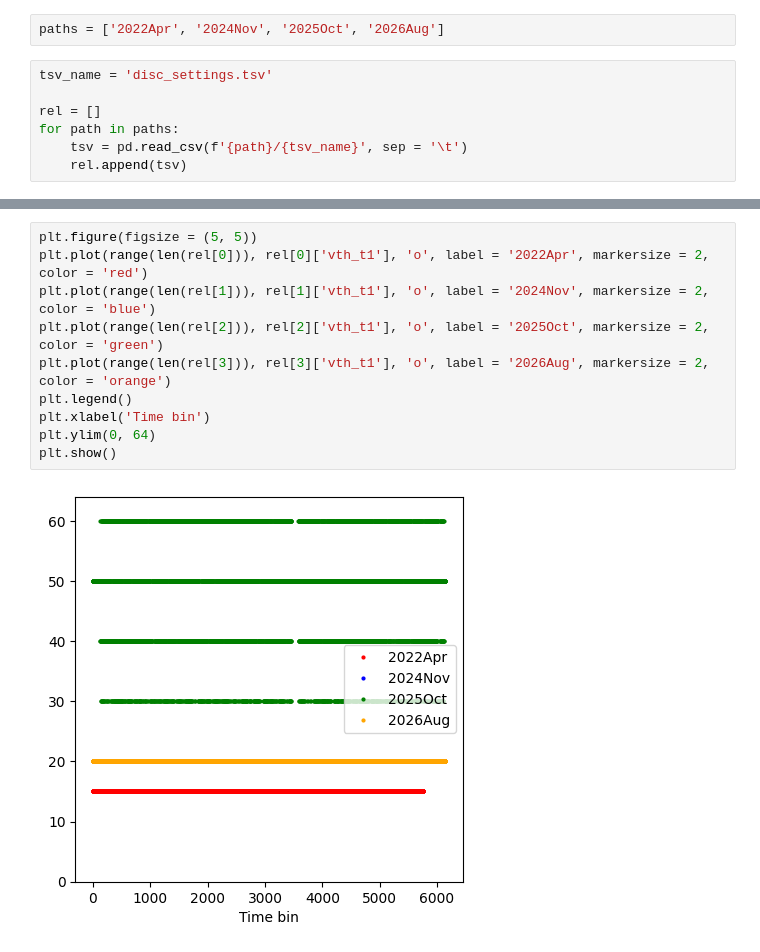
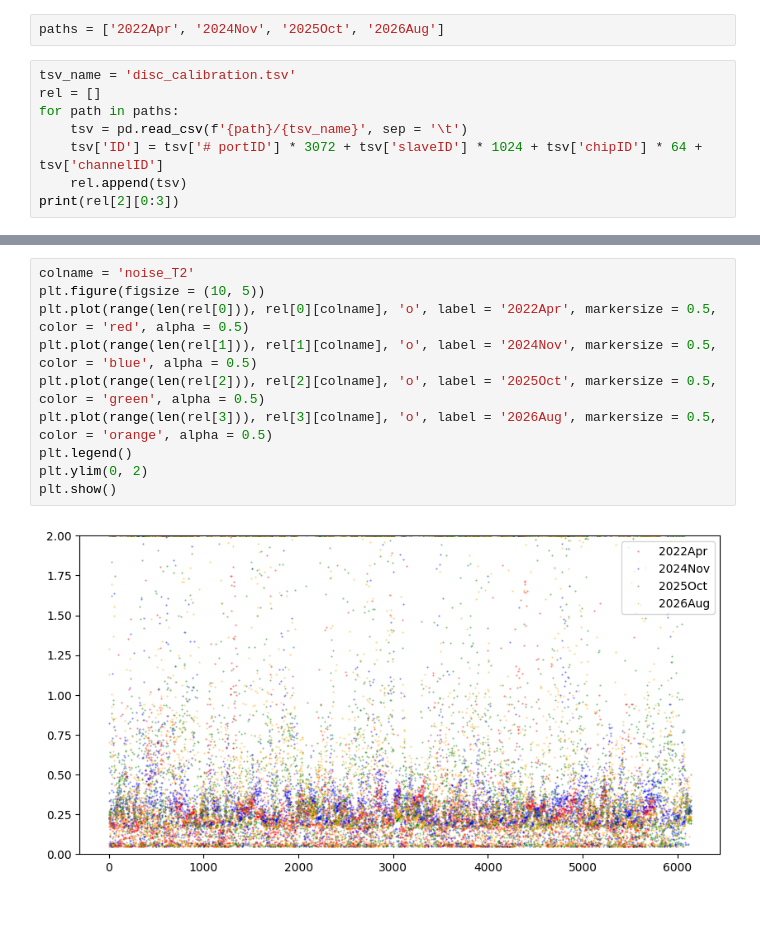
Before and after one commit to chenkale/kalechenPETallcode, a Jupyter notebook: calibration_files/calibrationfileanalysis.ipynb, the cells around one changed output, grey strips where cells are left out. Cells and saved outputs as stored; diff of their text form; blank space fills up the shorter version.

```diff
--- a/calibration_files/calibrationfileanalysis.ipynb
+++ b/calibration_files/calibrationfileanalysis.ipynb
@@ -8,9 +8,10 @@ from scipy.optimize import curve_fit
 # %%
 paths = ['2022Apr', '2024Nov', '2025Oct', '2026Aug']
 # %%
-tsv_name = 'disc_settings.tsv'
-
+tsv_name = 'disc_calibration.tsv'
 rel = []
 for path in paths:
     tsv = pd.read_csv(f'{path}/{tsv_name}', sep = '\t')
+    tsv['ID'] = tsv['# portID'] * 3072 + tsv['slaveID'] * 1024 + tsv['chipID'] * 64 + tsv['channelID']
     rel.append(tsv)
+print(rel[2][0:3])
@@ -34,12 +28,12 @@ print(rel[2])
 # %%
-plt.figure(figsize = (5, 5))
-plt.plot(range(len(rel[0])), rel[0]['vth_t1'], 'o', label = '2022Apr', markersize = 2, color = 'red')
-plt.plot(range(len(rel[1])), rel[1]['vth_t1'], 'o', label = '2024Nov', markersize = 2, color = 'blue')
-plt.plot(range(len(rel[2])), rel[2]['vth_t1'], 'o', label = '2025Oct', markersize = 2, color = 'green')
-plt.plot(range(len(rel[3])), rel[3]['vth_t1'], 'o', label = '2026Aug', markersize = 2, color = 'orange')
+colname = 'noise_T2'
+plt.figure(figsize = (10, 5))
+plt.plot(range(len(rel[0])), rel[0][colname], 'o', label = '2022Apr', markersize = 0.5, color = 'red', alpha = 0.5)
+plt.plot(range(len(rel[1])), rel[1][colname], 'o', label = '2024Nov', markersize = 0.5, color = 'blue', alpha = 0.5)
+plt.plot(range(len(rel[2])), rel[2][colname], 'o', label = '2025Oct', markersize = 0.5, color = 'green', alpha = 0.5)
+plt.plot(range(len(rel[3])), rel[3][colname], 'o', label = '2026Aug', markersize = 0.5, color = 'orange', alpha = 0.5)
 plt.legend()
-plt.xlabel('Time bin')
-plt.ylim(0, 64)
+plt.ylim(0, 2)
 plt.show()
 # %% [output]
-[figure, old version]
+[figure, new version]
```
Also changed, not shown: parts of 4 cells of this notebook, 9 other files.
